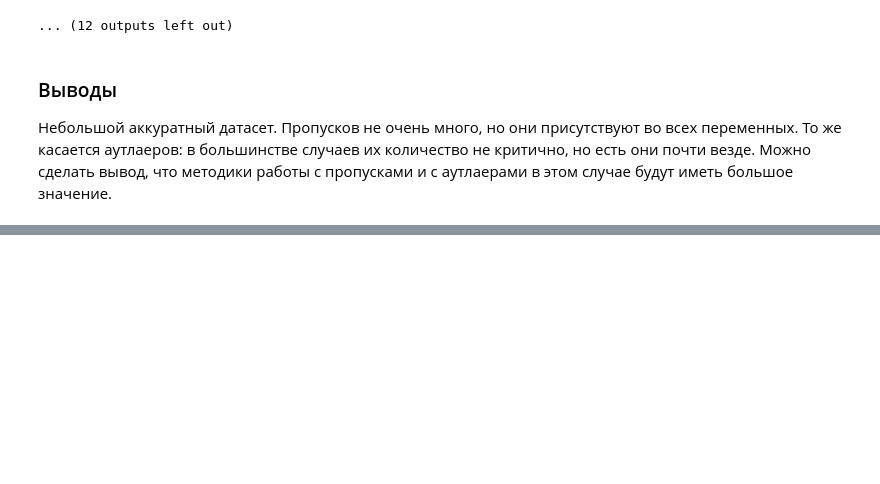
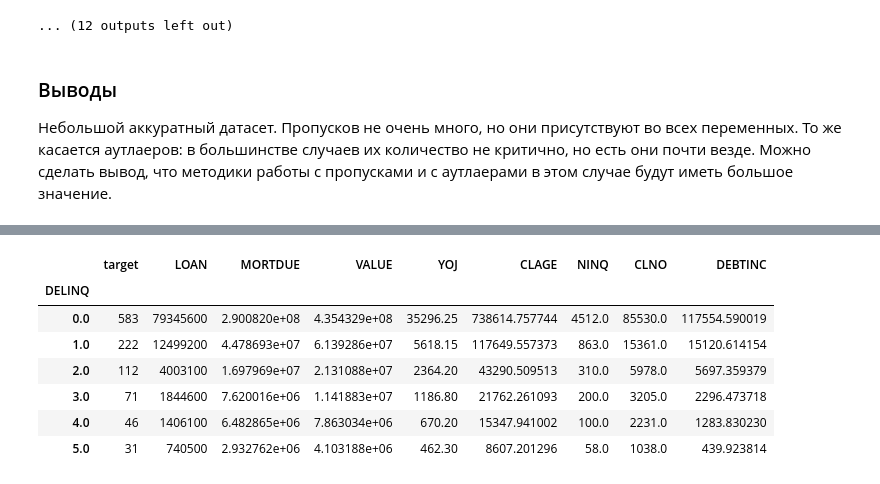
Before and after one commit to uasek/credit_scoring_project, a Jupyter notebook: datasets/15_hmeq/15_hmeq.ipynb, the cells around one changed output, grey strips where cells are left out. Saved outputs shown, nothing was run; the diff lists cells and outputs as text; code cells hidden in the pictures; blank space fills up the shorter version.

```diff
--- a/datasets/15_hmeq/15_hmeq.ipynb
+++ b/datasets/15_hmeq/15_hmeq.ipynb
@@ -317,0 +323,11 @@ numeric
+# %%
+X.groupby("DELINQ").sum()
+# %% [output]
+|  | target | LOAN | MORTDUE | VALUE | YOJ | CLAGE | NINQ | CLNO | DEBTINC |
+| DELINQ |  |  |  |  |  |  |  |  |  |
+| 0.0 | 583 | 79345600 | 2.900820e+08 | 4.354329e+08 | 35296.25 | 738614.757744 | 4512.0 | 85530.0 | 117554.590019 |
+| 1.0 | 222 | 12499200 | 4.478693e+07 | 6.139286e+07 | 5618.15 | 117649.557373 | 863.0 | 15361.0 | 15120.614154 |
+| 2.0 | 112 | 4003100 | 1.697969e+07 | 2.131088e+07 | 2364.20 | 43290.509513 | 310.0 | 5978.0 | 5697.359379 |
+| 3.0 | 71 | 1844600 | 7.620016e+06 | 1.141883e+07 | 1186.80 | 21762.261093 | 200.0 | 3205.0 | 2296.473718 |
+| 4.0 | 46 | 1406100 | 6.482865e+06 | 7.863034e+06 | 670.20 | 15347.941002 | 100.0 | 2231.0 | 1283.830230 |
+| 5.0 | 31 | 740500 | 2.932762e+06 | 4.103188e+06 | 462.30 | 8607.201296 | 58.0 | 1038.0 | 439.923814 |
```
Also changed, not shown: parts of 9 cells of this notebook, 2 other files.
